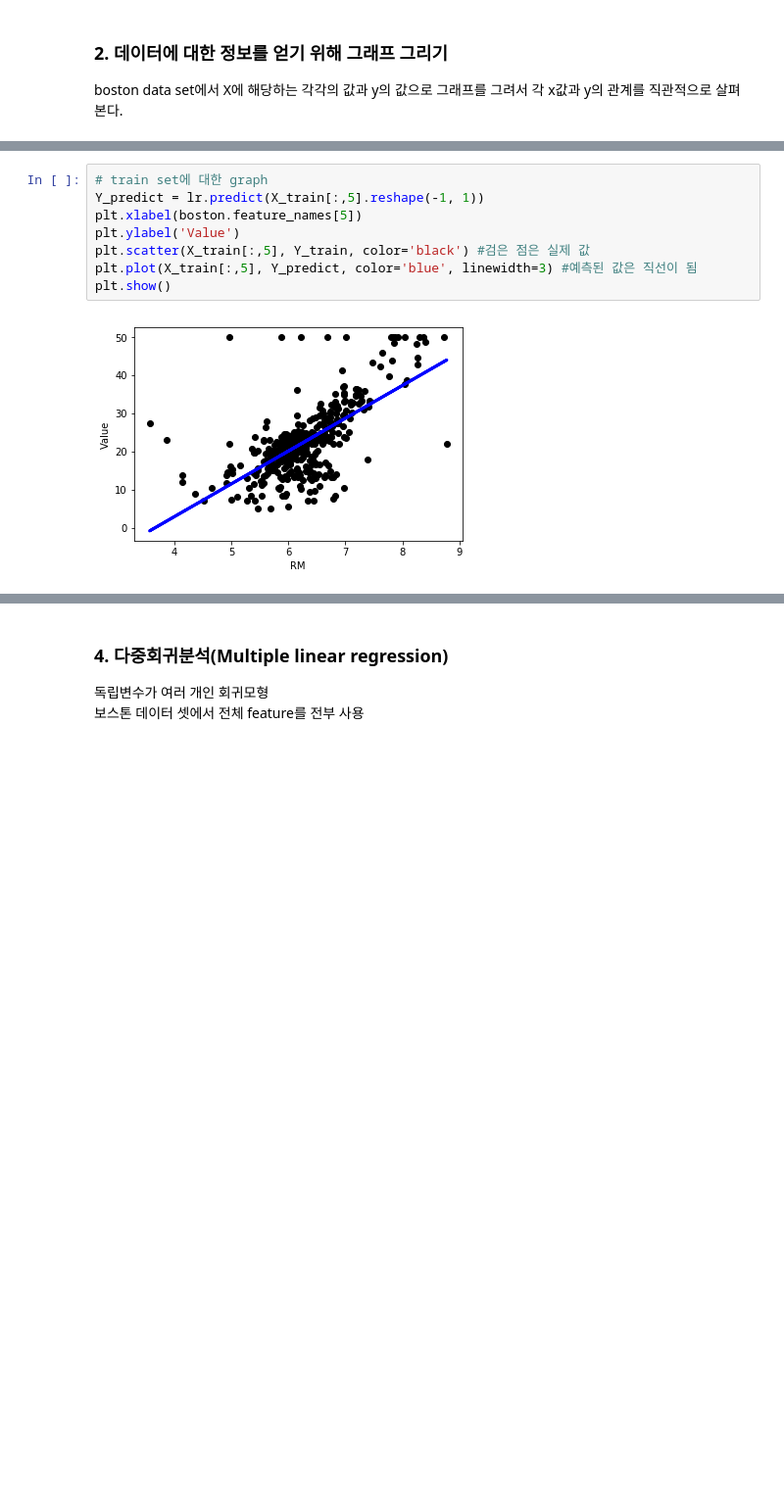
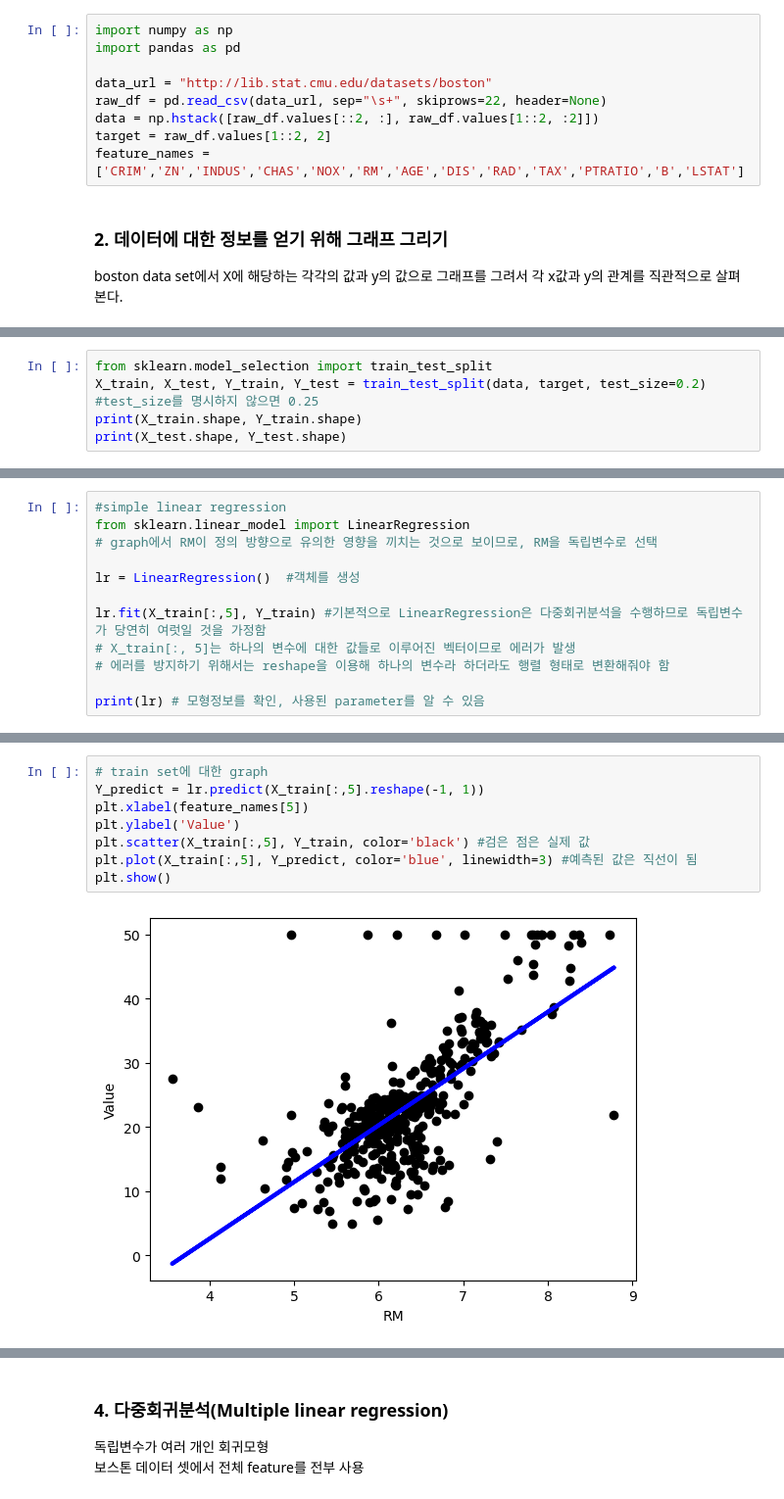
Before and after one commit to supark1227/MachineLearning, a Jupyter notebook: 06.LinearRegression.ipynb, the cells around one changed output, grey strips where cells are left out. Shown: that part at 98% size. Cells and saved outputs as stored; diff of their text form; blank space fills up the shorter version.

```diff
--- a/06.LinearRegression.ipynb
+++ b/06.LinearRegression.ipynb
@@ -35,3 +32,12 @@ print(X_test.shape, Y_test.shape)
+# %%
+import numpy as np
+import pandas as pd
+
+data_url = "http://lib.stat.cmu.edu/datasets/boston"
+raw_df = pd.read_csv(data_url, sep="\s+", skiprows=22, header=None)
+data = np.hstack([raw_df.values[::2, :], raw_df.values[1::2, :2]])
+target = raw_df.values[1::2, 2]
+feature_names = ['CRIM','ZN','INDUS','CHAS','NOX','RM','AGE','DIS','RAD','TAX','PTRATIO','B','LSTAT']
 # %% [markdown]
 ### 2. 데이터에 대한 정보를 얻기 위해 그래프 그리기
 boston data set에서 X에 해당하는 각각의 값과 y의 값으로 그래프를 그려서 각 x값과 y의 관계를 직관적으로 살펴본다.
@@ -69,0 +93,5 @@ http://scikit-learn.org/stable/auto_examples/linear_model/plot_ols.html#sphx-glr
+# %%
+from sklearn.model_selection import train_test_split
+X_train, X_test, Y_train, Y_test = train_test_split(data, target, test_size=0.2) #test_size를 명시하지 않으면 0.25
+print(X_train.shape, Y_train.shape)
+print(X_test.shape, Y_test.shape)
@@ -69,0 +101,12 @@ http://scikit-learn.org/stable/auto_examples/linear_model/plot_ols.html#sphx-glr
+# %%
+#simple linear regression
+from sklearn.linear_model import LinearRegression
+# graph에서 RM이 정의 방향으로 유의한 영향을 끼치는 것으로 보이므로, RM을 독립변수로 선택
+
+lr = LinearRegression()  #객체를 생성
+
+lr.fit(X_train[:,5], Y_train) #기본적으로 LinearRegression은 다중회귀분석을 수행하므로 독립변수가 당연히 여럿일 것을 가정함
+# X_train[:, 5]는 하나의 변수에 대한 값들로 이루어진 벡터이므로 에러가 발생
+# 에러를 방지하기 위해서는 reshape을 이용해 하나의 변수라 하더라도 행렬 형태로 변환해줘야 함
+
+print(lr) # 모형정보를 확인, 사용된 parameter를 알 수 있음
@@ -117,13 +203,13 @@ R2 score for test set 0.6370695840792742
 # %%
 # train set에 대한 graph
 Y_predict = lr.predict(X_train[:,5].reshape(-1, 1))
-plt.xlabel(boston.feature_names[5])
+plt.xlabel(feature_names[5])
 plt.ylabel('Value')
 plt.scatter(X_train[:,5], Y_train, color='black') #검은 점은 실제 값
 plt.plot(X_train[:,5], Y_predict, color='blue', linewidth=3) #예측된 값은 직선이 됨
 plt.show()
 # %% [output]
-[figure, old version]
+[figure, new version]
 # %%
 # test set에 대한 graph
 Y_predict = lr.predict(X_test[:,5].reshape(-1, 1))
```
Also changed, not shown: parts of 64 cells of this notebook.
